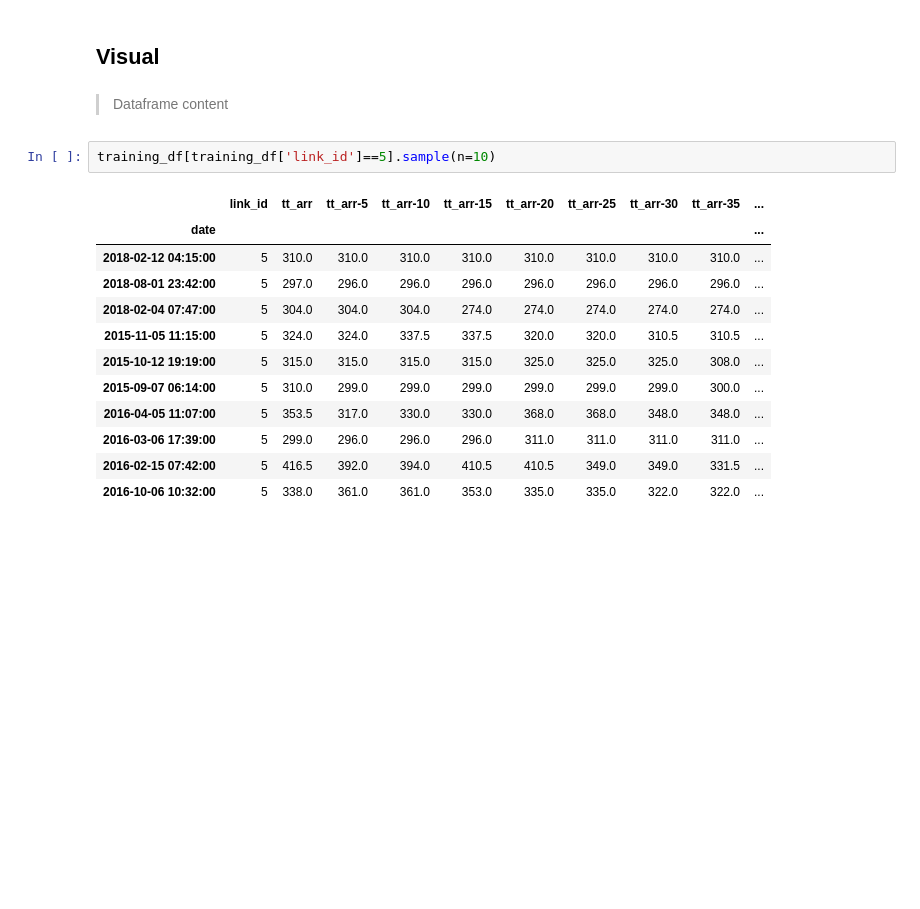
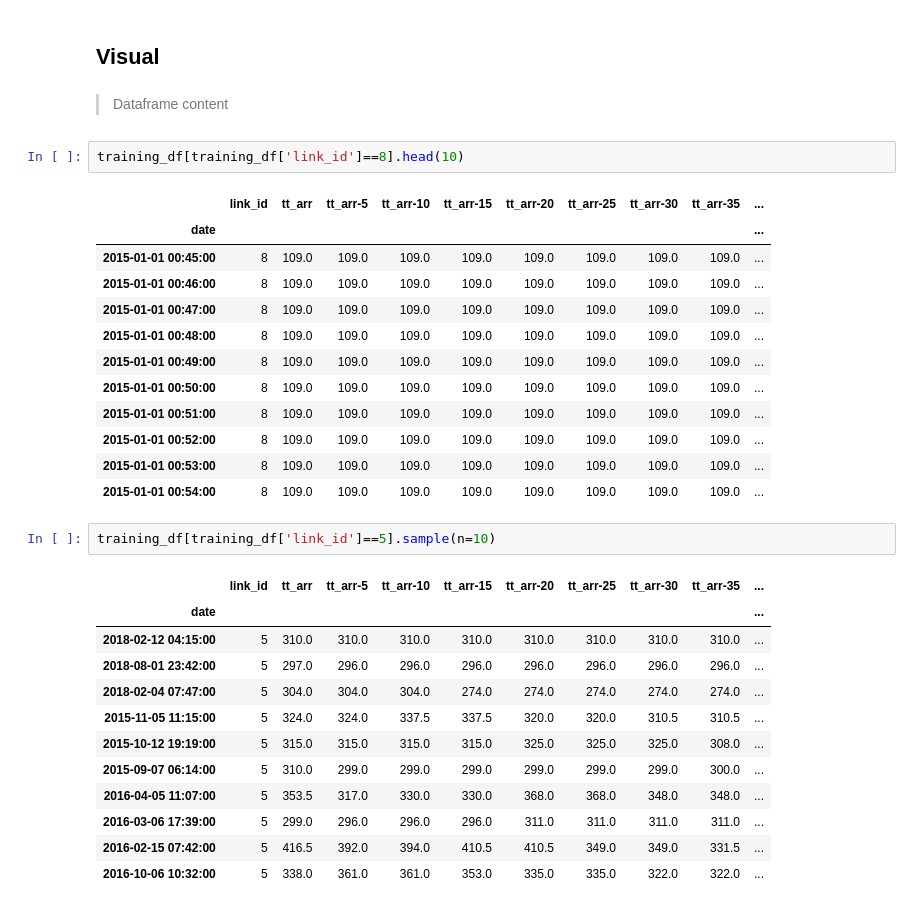
Before and after one commit to 4datascience/Traffic, a Jupyter notebook: Feature_engineering.ipynb, the cells around one changed output. Drawn from its saved outputs; the diff is of its cells as text; blank space fills up the shorter version.

```diff
--- a/Feature_engineering.ipynb
+++ b/Feature_engineering.ipynb
@@ -179,6 +200,21 @@ validation_df = validation_df.set_index("date")
 ## Visual
 # %% [markdown]
 > Dataframe content
+# %%
+training_df[training_df['link_id']==8].head(10)
+# %% [output]
+|  | link_id | tt_arr | tt_arr-5 | tt_arr-10 | tt_arr-15 | tt_arr-20 | tt_arr-25 | tt_arr-30 | tt_arr-35 | ... |
+| date |  |  |  |  |  |  |  |  |  | ... |
+| 2015-01-01 00:45:00 | 8 | 109.0 | 109.0 | 109.0 | 109.0 | 109.0 | 109.0 | 109.0 | 109.0 | ... |
+| 2015-01-01 00:46:00 | 8 | 109.0 | 109.0 | 109.0 | 109.0 | 109.0 | 109.0 | 109.0 | 109.0 | ... |
+| 2015-01-01 00:47:00 | 8 | 109.0 | 109.0 | 109.0 | 109.0 | 109.0 | 109.0 | 109.0 | 109.0 | ... |
+| 2015-01-01 00:48:00 | 8 | 109.0 | 109.0 | 109.0 | 109.0 | 109.0 | 109.0 | 109.0 | 109.0 | ... |
+| 2015-01-01 00:49:00 | 8 | 109.0 | 109.0 | 109.0 | 109.0 | 109.0 | 109.0 | 109.0 | 109.0 | ... |
+| 2015-01-01 00:50:00 | 8 | 109.0 | 109.0 | 109.0 | 109.0 | 109.0 | 109.0 | 109.0 | 109.0 | ... |
+| 2015-01-01 00:51:00 | 8 | 109.0 | 109.0 | 109.0 | 109.0 | 109.0 | 109.0 | 109.0 | 109.0 | ... |
+| 2015-01-01 00:52:00 | 8 | 109.0 | 109.0 | 109.0 | 109.0 | 109.0 | 109.0 | 109.0 | 109.0 | ... |
+| 2015-01-01 00:53:00 | 8 | 109.0 | 109.0 | 109.0 | 109.0 | 109.0 | 109.0 | 109.0 | 109.0 | ... |
+| 2015-01-01 00:54:00 | 8 | 109.0 | 109.0 | 109.0 | 109.0 | 109.0 | 109.0 | 109.0 | 109.0 | ... |
 # %%
 training_df[training_df['link_id']==5].sample(n=10)
 # %% [output]
```
Also changed, not shown: parts of 6 cells of this notebook.
